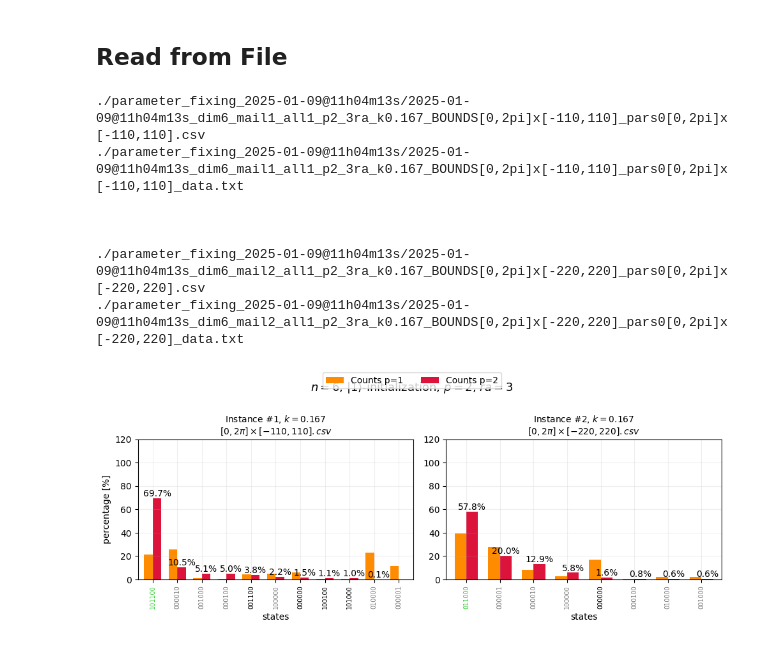
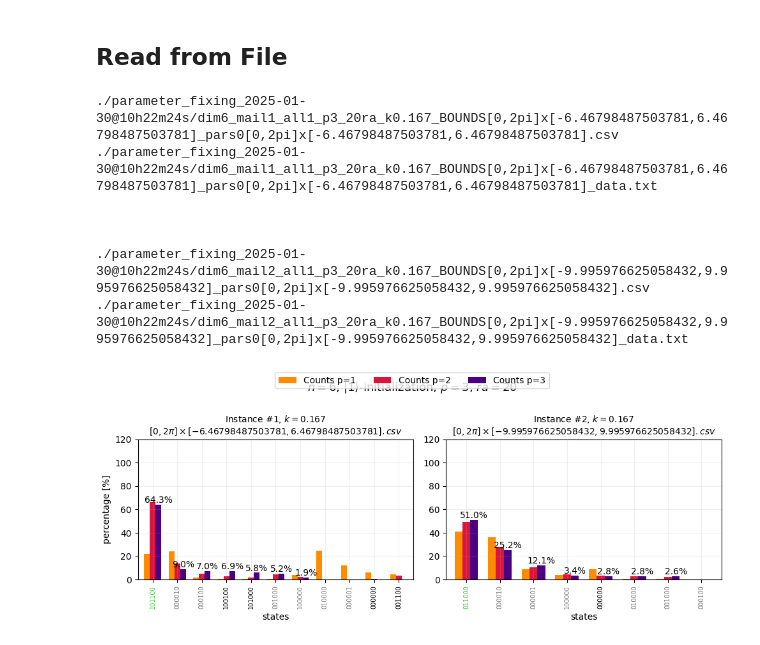
Before and after one commit to auroramugnai/Minimum-Exact-Cover-Problem, a Jupyter notebook: MECP_with-QAOA/QAOA_parameter_fixing.ipynb, the cells around one changed output. Drawn from its saved outputs; the diff is of its cells as text; code cells hidden in the pictures.

```diff
--- a/MECP_with-QAOA/QAOA_parameter_fixing.ipynb
+++ b/MECP_with-QAOA/QAOA_parameter_fixing.ipynb
@@ -93,7 +93,7 @@ os.makedirs(folder_path, exist_ok=True)
 
 # Run QAOA+ for every instance.
 for instance in chosen_instances:
-    if h!= 1:
+    if chosen_k!= 1:
         h = k_dict_new[chosen_k][instance-1]
     else:
         h = 1
@@ -419,26 +451,26 @@ Instance 2 with h = 0.167
 ## Read from File
 # %%
 # Uncomment this line to plot data from an existing directory
-folder_path = "./parameter_fixing_2025-01-09@11h04m13s/"
+folder_path = "./parameter_fixing_2025-01-30@10h22m24s/"
 files, datafiles = find_files_containing_string(path=folder_path, verbose=True)
 
 l = len(datafiles)
 if l > 1:
     # Plot the whole list of files found.
     plot_list_of_files_parameter_fixing(datafiles, files,
                                         dont_show_in_title=["i", "k"],
                                         dont_show_in_titles=["n", "init", "p", "ra"],
                                         figsize=(10, l+2), N=10, dpi=100, show_title=True)
 else:
     plot_file_parameter_fixing(datafiles[0], files[0],
                                show_title=True,
                                figsize=(8, 4), N=10, dpi=100)
 # %% [output]
-./parameter_fixing_2025-01-09@11h04m13s/2025-01-09@11h04m13s_dim6_mail1_all1_p2_3ra_k0.167_BOUNDS[0,2pi]x[-110,110]_pars0[0,2pi]x[-110,110].csv
-./parameter_fixing_2025-01-09@11h04m13s/2025-01-09@11h04m13s_dim6_mail1_all1_p2_3ra_k0.167_BOUNDS[0,2pi]x[-110,110]_pars0[0,2pi]x[-110,110]_data.txt
+./parameter_fixing_2025-01-30@10h22m24s/dim6_mail1_all1_p3_20ra_k0.167_BOUNDS[0,2pi]x[-6.46798487503781,6.46798487503781]_pars0[0,2pi]x[-6.46798487503781,6.46798487503781].csv
+./parameter_fixing_2025-01-30@10h22m24s/dim6_mail1_all1_p3_20ra_k0.167_BOUNDS[0,2pi]x[-6.46798487503781,6.46798487503781]_pars0[0,2pi]x[-6.46798487503781,6.46798487503781]_data.txt
 
 
 
-./parameter_fixing_2025-01-09@11h04m13s/2025-01-09@11h04m13s_dim6_mail2_all1_p2_3ra_k0.167_BOUNDS[0,2pi]x[-220,220]_pars0[0,2pi]x[-220,220].csv
-./parameter_fixing_2025-01-09@11h04m13s/2025-01-09@11h04m13s_dim6_mail2_all1_p2_3ra_k0.167_BOUNDS[0,2pi]x[-220,220]_pars0[0,2pi]x[-220,220]_data.txt
+./parameter_fixing_2025-01-30@10h22m24s/dim6_mail2_all1_p3_20ra_k0.167_BOUNDS[0,2pi]x[-9.995976625058432,9.995976625058432]_pars0[0,2pi]x[-9.995976625058432,9.995976625058432].csv
+./parameter_fixing_2025-01-30@10h22m24s/dim6_mail2_all1_p3_20ra_k0.167_BOUNDS[0,2pi]x[-9.995976625058432,9.995976625058432]_pars0[0,2pi]x[-9.995976625058432,9.995976625058432]_data.txt
-[figure, old version]
+[figure, new version]
```
Also changed, not shown: parts of 2 cells of this notebook, 18 other files.
